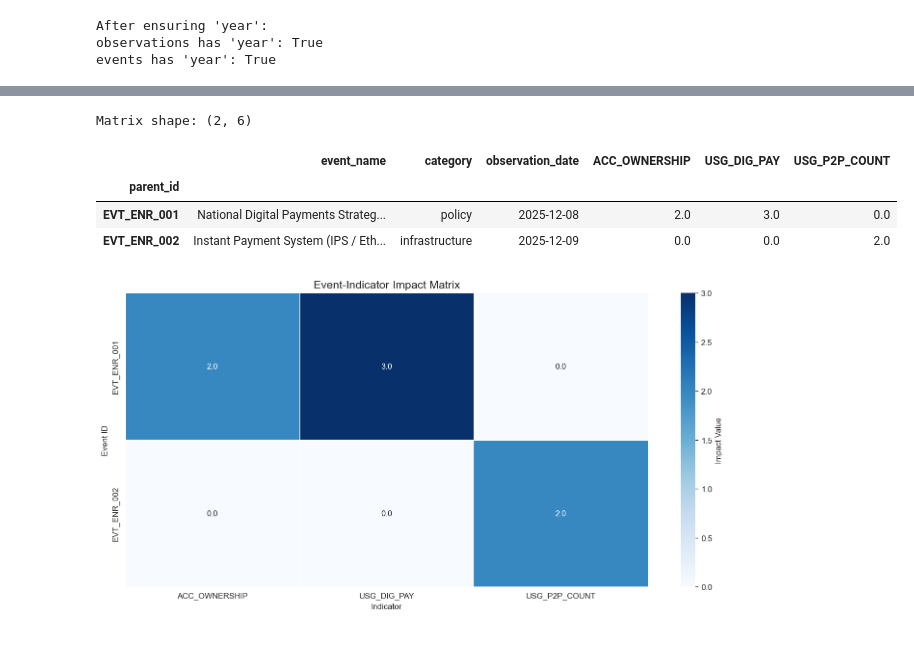
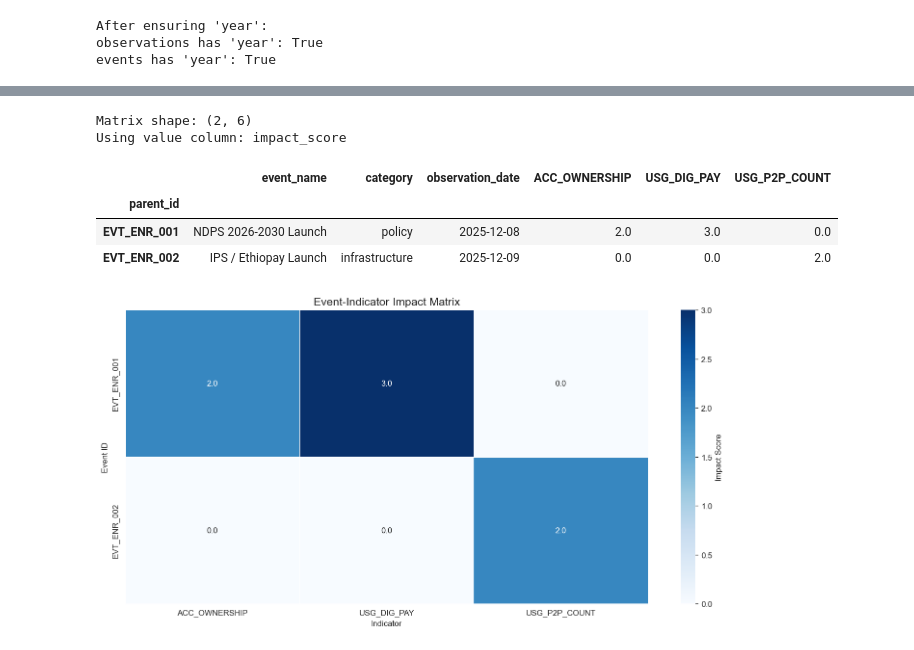
Before and after one commit to bekonad/ethiopia-financial-inclusion-forecast, a Jupyter notebook: notebooks/task3_impact_modeling.ipynb, the cells around one changed output, grey strips where cells are left out. Cells and saved outputs as stored; diff of their text form; code cells hidden in the pictures.

```diff
--- a/notebooks/task3_impact_modeling.ipynb
+++ b/notebooks/task3_impact_modeling.ipynb
@@ -64,9 +64,9 @@ def load_and_split_data(path=ENRICHED_PATH):
         raise FileNotFoundError(f"Missing file: {path}. Run Task 1 first.")
 
 data = load_and_split_data()
-obs = data['observations']
-events = data['events']
-impacts = data['impact_links']
+obs_df = data['observations'].copy()
+events_df = data['events'].copy()
+impacts_df = data['impact_links'].copy()
 # %% [output]
 Loaded: 55 rows
 Observations: 37 rows
@@ -81,9 +81,9 @@ def ensure_year_column(sub_df):
     return sub_df
 
 # Apply to all relevant DataFrames
-observations = ensure_year_column(observations)
-events       = ensure_year_column(events)
-impacts      = ensure_year_column(impacts)  # impacts may use event date, but safe to add
+obs_df = ensure_year_column(obs_df)
+events_df = ensure_year_column(events_df)
+impacts_df = ensure_year_column(impacts_df)
 
 print("After ensuring 'year':")
 print("observations has 'year':", 'year' in observations.columns)
@@ -114,7 +164,7 @@ Name: count, dtype: int64
 def build_association_matrix(
     impacts_df,
     events_df,
-    value_col='impact_value',
+    value_col='impact_score',           # ← changed default to impact_score
     index_col='parent_id',
     columns_col='related_indicator',
     aggfunc='max',
@@ -122,37 +172,42 @@ def build_association_matrix(
     include_event_info=True
 ):
     """
-    Create event-indicator impact matrix.
+    Create event-indicator impact matrix using signed impact_score.
     Returns wide DataFrame + optional event metadata.
     """
     matrix = impacts_df.pivot_table(
         index=index_col,
         columns=columns_col,
         values=value_col,
         aggfunc=aggfunc,
         fill_value=fill_value
     )
 
     if include_event_info:
         event_info = events_df.set_index('record_id')[[
             'category', 'observation_date', 'indicator'
         ]].rename(columns={'indicator': 'event_name'})
 
         matrix = matrix.join(event_info, how='left')
+        # Put metadata columns first
         matrix = matrix[['event_name', 'category', 'observation_date'] +
                         [c for c in matrix.columns if c not in ['event_name', 'category', 'observation_date']]]
 
     print(f"Matrix shape: {matrix.shape}")
+    print(f"Using value column: {value_col}")
     return matrix
 
-assoc_matrix = build_association_matrix(impacts, events)
+
+# Create the matrix (using the improved signed scores)
+assoc_matrix = build_association_matrix(impacts_df, events_df)
 display(assoc_matrix.head(10))
 # %% [output]
 Matrix shape: (2, 6)
+Using value column: impact_score
 |  | event_name | category | observation_date | ACC_OWNERSHIP | USG_DIG_PAY | USG_P2P_COUNT |
 | parent_id |  |  |  |  |  |  |
-| EVT_ENR_001 | National Digital Payments Strateg... | policy | 2025-12-08 | 2.0 | 3.0 | 0.0 |
-| EVT_ENR_002 | Instant Payment System (IPS / Eth... | infrastructure | 2025-12-09 | 0.0 | 0.0 | 2.0 |
+| EVT_ENR_001 | NDPS 2026-2030 Launch | policy | 2025-12-08 | 2.0 | 3.0 | 0.0 |
+| EVT_ENR_002 | IPS / Ethiopay Launch | infrastructure | 2025-12-09 | 0.0 | 0.0 | 2.0 |
 # %%
 # Cell 5 – Static Heatmap: Event vs Indicator Impacts
 
```
Also changed, not shown: parts of 11 cells of this notebook, 12 other files.
